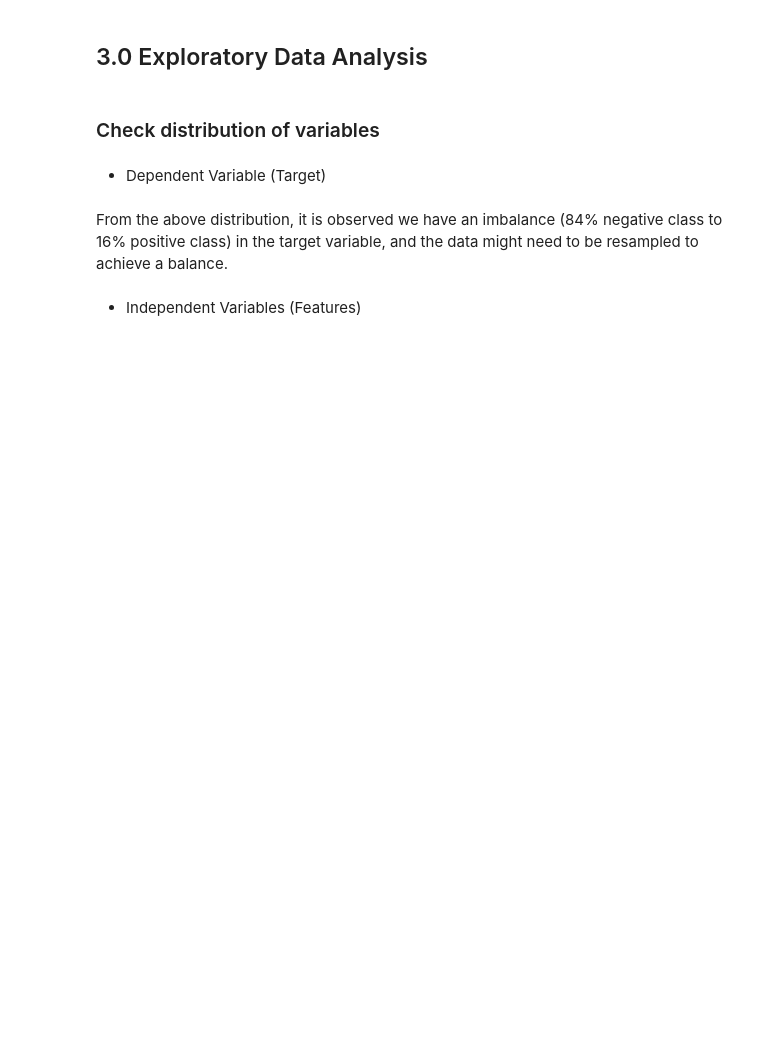
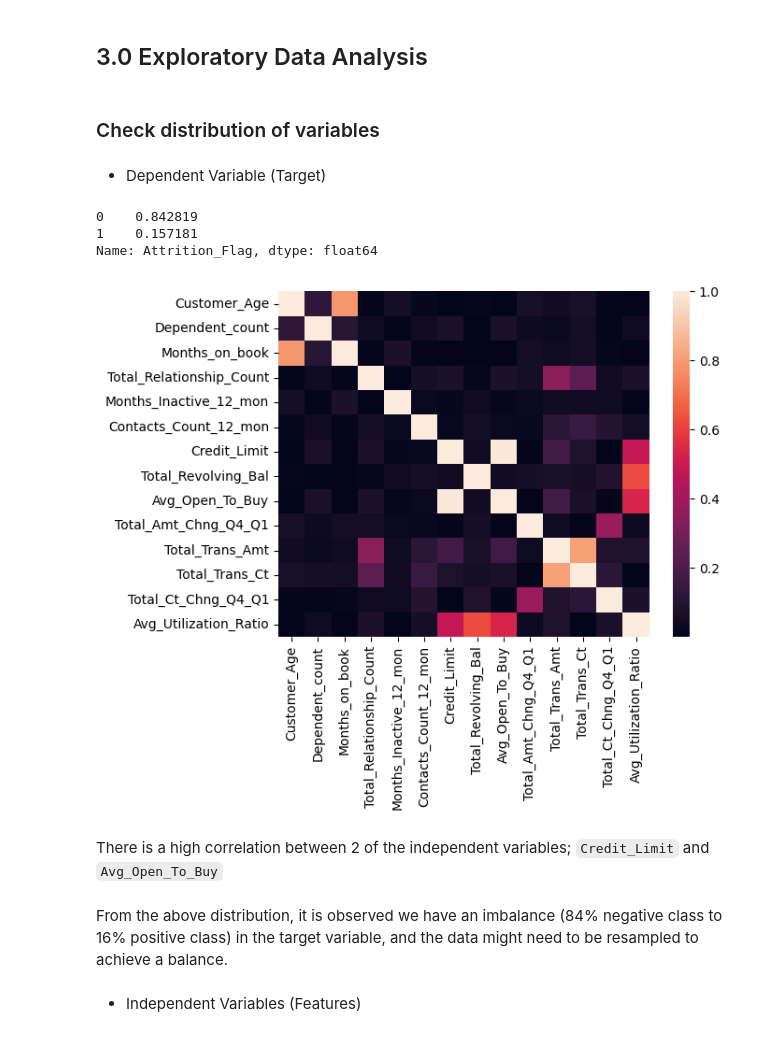
Before and after one commit to Damola-Adedoyin/Will-customers-churn, a Jupyter notebook: will-customers-churn.ipynb, the cells around one changed output. Cells and saved outputs as stored; diff of their text form; code cells hidden in the pictures; blank space fills up the shorter version.

```diff
--- a/will-customers-churn.ipynb
+++ b/will-customers-churn.ipynb
@@ -26,5 +45,9 @@ from sklearn.model_selection import train_test_split
 # %% [markdown]
 ## 1.0 Data Import
 # %%
-df = pd.read_csv("/kaggle/input/credit-card-customers/BankChurners.csv")
+
+try:
+    df = pd.read_csv("/kaggle/input/credit-card-customers/BankChurners.csv")
+except:
+    df = pd.read_csv("BankChurners.csv")
 df.head(2)
@@ -34,6 +79,6 @@ plt
 # %% [markdown]
 ## 2.0 Data Wrangling
 # %%
-drop_col = ["Naive_Bayes_Classifier_Attrition_Flag_Card_Category_Contacts_Count_12_mon_Dependent_count_Education_Level_Months_Inactive_12_mon_1","Naive_Bayes_Classifier_Attrition_Flag_Card_Category_Contacts_Count_12_mon_Dependent_count_Education_Level_Months_Inactive_12_mon_2"]
+drop_col = ["CLIENTNUM", "Naive_Bayes_Classifier_Attrition_Flag_Card_Category_Contacts_Count_12_mon_Dependent_count_Education_Level_Months_Inactive_12_mon_1","Naive_Bayes_Classifier_Attrition_Flag_Card_Category_Contacts_Count_12_mon_Dependent_count_Education_Level_Months_Inactive_12_mon_2"]
 df = df.drop(columns=drop_col)
 df.columns
@@ -63,5 +112,4 @@ df.Education_Level.unique()
 # %%
-df["Attrition_Flag"] = df["Attrition_Flag"].replace({"Existing Customer": 0, "Attrited Customer":1})
-print(df.Attrition_Flag.unique())
-df["Attrition_Flag"].sum()
-df.info()
+df_copy["Attrition_Flag"] = df_copy["Attrition_Flag"].replace({"Existing Customer": 0, "Attrited Customer":1})
+print(df_copy.Attrition_Flag.unique())
+print(df_copy["Attrition_Flag"].sum())
@@ -72,7 +123,18 @@ df.info()
 # %% [markdown]
 * Dependent Variable (Target)
 # %%
-df["Attrition_Flag"].value_counts(normalize=True)
+df_copy["Attrition_Flag"].value_counts(normalize=True)
+# %% [output]
+0    0.842819
+1    0.157181
+Name: Attrition_Flag, dtype: float64
+# %%
+corr = abs(df.select_dtypes("number").corr())
+sns.heatmap(corr);
+# %% [output]
+[figure, added]
+# %% [markdown]
+There is a high correlation between 2 of the independent variables; `Credit_Limit` and `Avg_Open_To_Buy`
 # %% [markdown]
 From the above distribution, it is observed we have an imbalance (84% negative class to 16% positive class) in the target variable, and the data might need to be resampled to achieve a balance.
 # %% [markdown]
```
Also changed, not shown: parts of 62 cells of this notebook, 1 other file.
